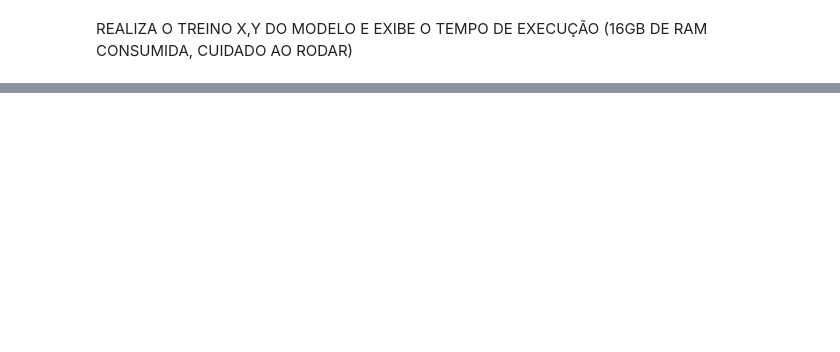
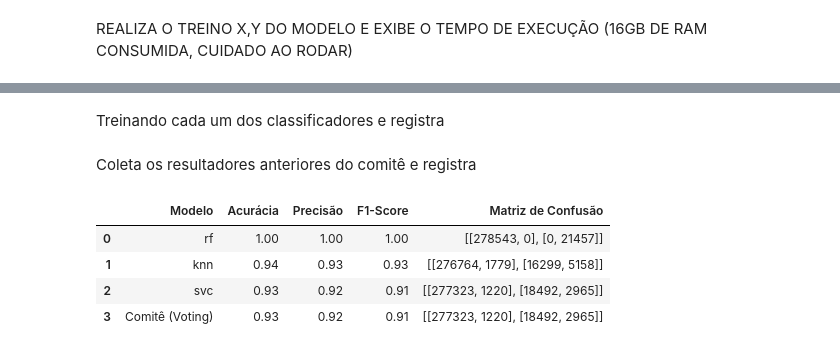
Before and after one commit to joaojunior12j/A3-IA-2026, a Jupyter notebook: BASE_AMAZON.ipynb, the cells around one changed output, grey strips where cells are left out. Cells and saved outputs as stored; diff of their text form; code cells hidden in the pictures; blank space fills up the shorter version.

```diff
--- a/BASE_AMAZON.ipynb
+++ b/BASE_AMAZON.ipynb
@@ -260,3 +256,43 @@ Com Potencial (1)       0.98      0.30      0.46     21457
 Matriz de Confusão:
 [[278410    133]
  [ 15065   6392]]
+# %%
+from sklearn.metrics import precision_score, f1_score
+
+resultados = []
+
+metodo_media = 'weighted'
+# %% [markdown]
+Treinando cada um dos classificadores e registra
+# %%
+for nome, modelo_treinado in comite.named_estimators_.items():
+
+    y_pred = modelo_treinado.predict(X_test)
+
+    resultados.append({
+        'Modelo': nome,
+        'Acurácia': accuracy_score(y_test, y_pred),
+        'Precisão': precision_score(y_test, y_pred, average=metodo_media),
+        'F1-Score': f1_score(y_test, y_pred, average=metodo_media),
+        'Matriz de Confusão': str(confusion_matrix(y_test, y_pred).tolist())
+    })
+# %% [markdown]
+Coleta os resultadores anteriores do comitê e registra
+# %%
+resultados.append({
+    'Modelo': 'Comitê (Voting)',
+    'Acurácia': accuracy_score(y_test, y_pred),
+    'Precisão': precision_score(y_test, y_pred, average=metodo_media),
+    'F1-Score': f1_score(y_test, y_pred, average=metodo_media),
+    'Matriz de Confusão': str(confusion_matrix(y_test, y_pred).tolist())
+})
+# %%
+df_resultados = pd.DataFrame(resultados)
+df_resultados = df_resultados.round(2)
+display(df_resultados)
+# %% [output]
+|  | Modelo | Acurácia | Precisão | F1-Score | Matriz de Confusão |
+| 0 | rf | 1.00 | 1.00 | 1.00 | [[278543, 0], [0, 21457]] |
+| 1 | knn | 0.94 | 0.93 | 0.93 | [[276764, 1779], [16299, 5158]] |
+| 2 | svc | 0.93 | 0.92 | 0.91 | [[277323, 1220], [18492, 2965]] |
+| 3 | Comitê (Voting) | 0.93 | 0.92 | 0.91 | [[277323, 1220], [18492, 2965]] |
```
Also changed, not shown: parts of 2 cells of this notebook, 1 other file.
